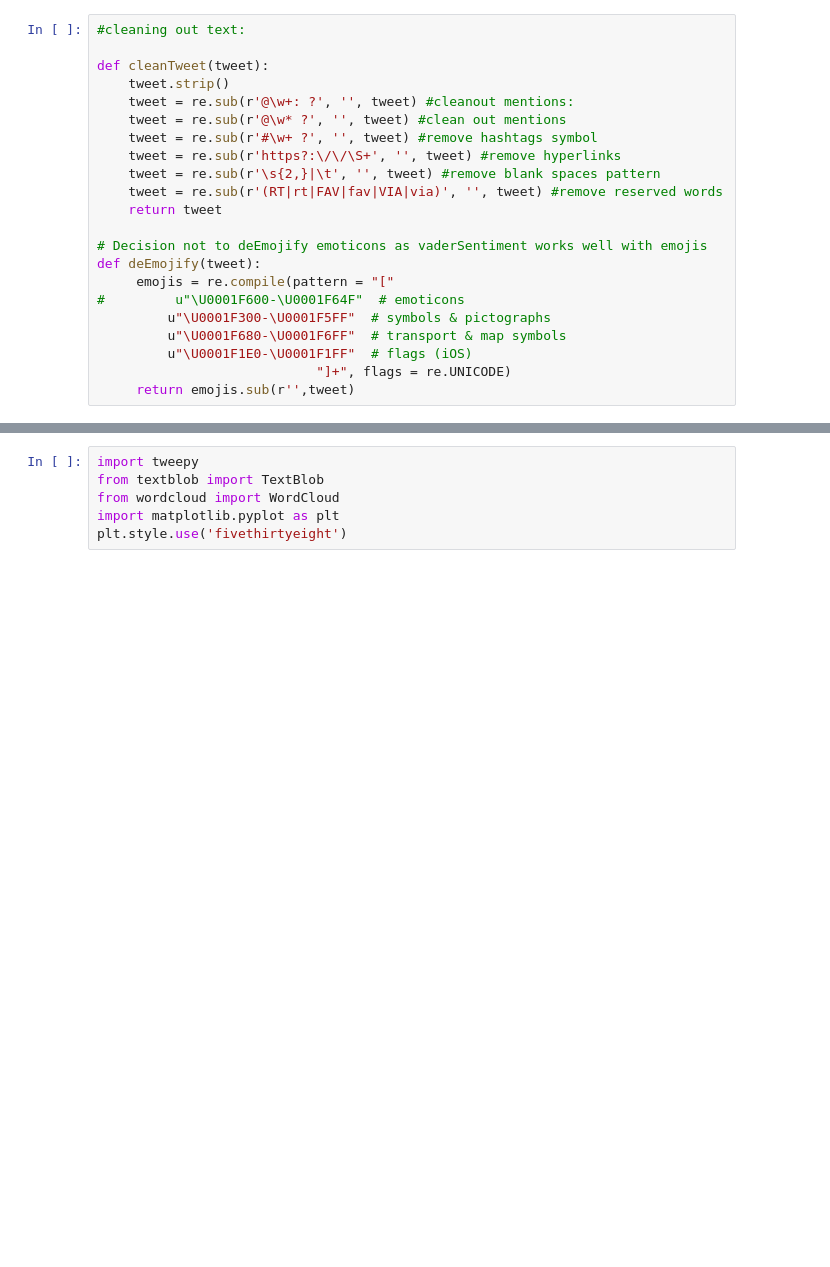
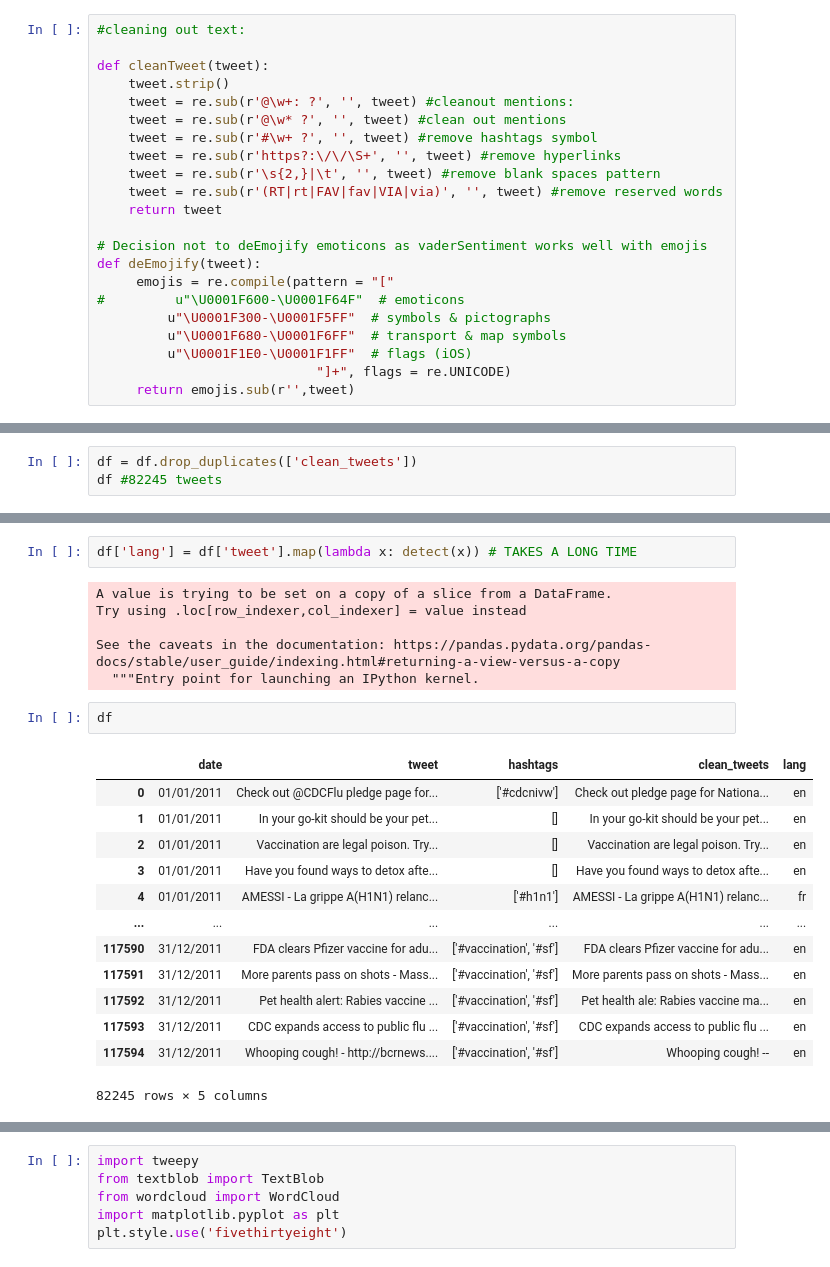
Before and after one commit to xsharonhe/cvt-scripts, a Jupyter notebook: proj-qual-analysis-of-tweets/tweets cleanup and tagging 2011.csv.ipynb, the cells around one changed output, grey strips where cells are left out. Drawn from its saved outputs; the diff is of its cells as text; blank space fills up the shorter version.

```diff
--- a/proj-qual-analysis-of-tweets/tweets cleanup and tagging 2011.csv.ipynb
+++ b/proj-qual-analysis-of-tweets/tweets cleanup and tagging 2011.csv.ipynb
@@ -124,0 +130,3 @@ df.head(20)
+# %%
+df = df.drop_duplicates(['clean_tweets'])
+df #82245 tweets
@@ -124,0 +156,24 @@ df.head(20)
+# %%
+df['lang'] = df['tweet'].map(lambda x: detect(x)) # TAKES A LONG TIME
+# %% [output]
+A value is trying to be set on a copy of a slice from a DataFrame.
+Try using .loc[row_indexer,col_indexer] = value instead
+
+See the caveats in the documentation: https://pandas.pydata.org/pandas-docs/stable/user_guide/indexing.html#returning-a-view-versus-a-copy
+  """Entry point for launching an IPython kernel.
+# %%
+df
+# %% [output]
+|  | date | tweet | hashtags | clean_tweets | lang |
+| 0 | 01/01/2011 | Check out @CDCFlu pledge page for... | ['#cdcnivw'] | Check out pledge page for Nationa... | en |
+| 1 | 01/01/2011 | In your go-kit should be your pet... | [] | In your go-kit should be your pet... | en |
+| 2 | 01/01/2011 | Vaccination are legal poison. Try... | [] | Vaccination are legal poison. Try... | en |
+| 3 | 01/01/2011 | Have you found ways to detox afte... | [] | Have you found ways to detox afte... | en |
+| 4 | 01/01/2011 | AMESSI - La grippe A(H1N1) relanc... | ['#h1n1'] | AMESSI - La grippe A(H1N1) relanc... | fr |
+| ... | ... | ... | ... | ... | ... |
+| 117590 | 31/12/2011 | FDA clears Pfizer vaccine for adu... | ['#vaccination', '#sf'] | FDA clears Pfizer vaccine for adu... | en |
+| 117591 | 31/12/2011 | More parents pass on shots - Mass... | ['#vaccination', '#sf'] | More parents pass on shots - Mass... | en |
+| 117592 | 31/12/2011 | Pet health alert: Rabies vaccine ... | ['#vaccination', '#sf'] | Pet health ale: Rabies vaccine ma... | en |
+| 117593 | 31/12/2011 | CDC expands access to public flu ... | ['#vaccination', '#sf'] | CDC expands access to public flu ... | en |
+| 117594 | 31/12/2011 | Whooping cough! - http://bcrnews.... | ['#vaccination', '#sf'] | Whooping cough! -- | en |
+82245 rows × 5 columns
```
Also changed, not shown: parts of 27 cells of this notebook, 6 other files.
